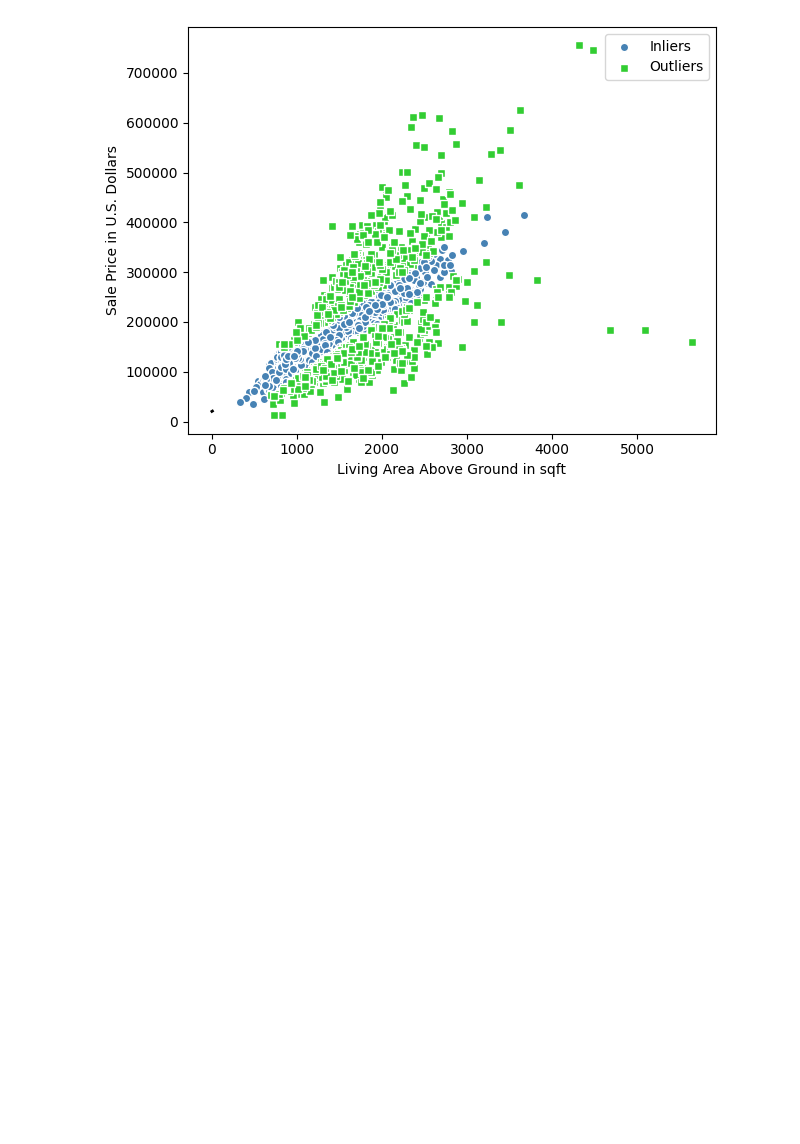
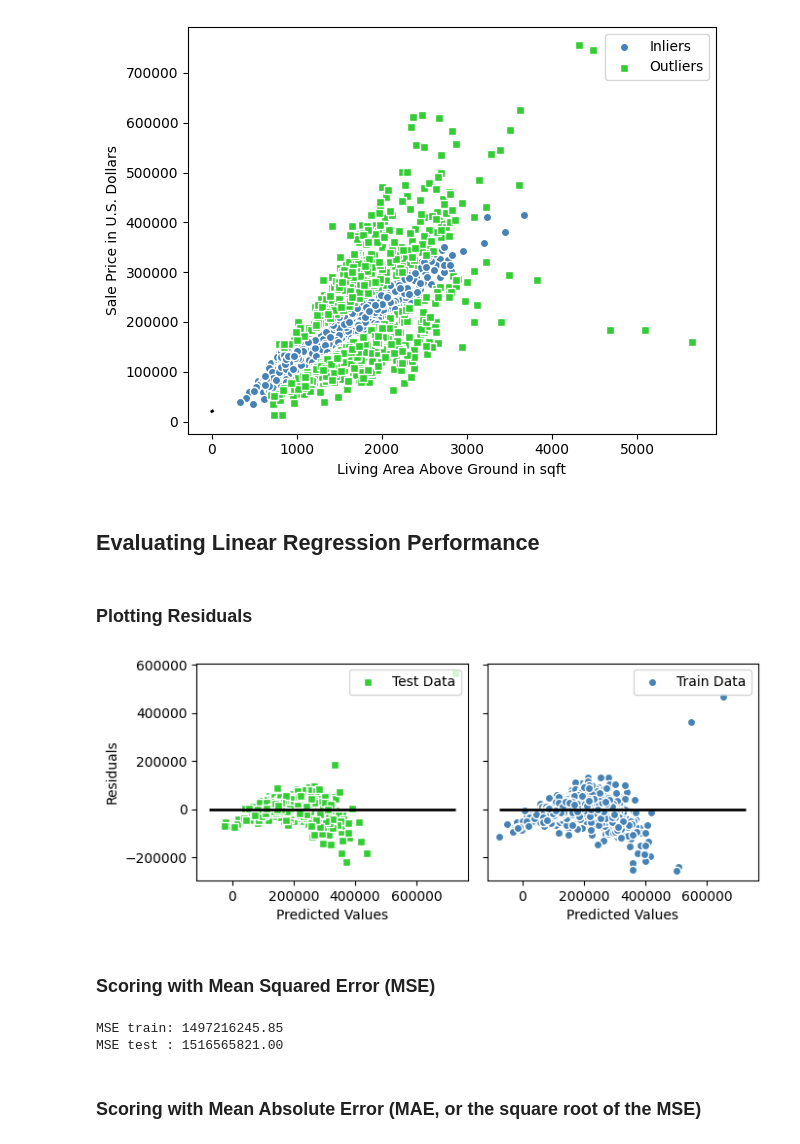
Before and after one commit to Jstafford98/Machine-Learning-with-PyTorch-and-Scikit-Learn, a Jupyter notebook: src/Chapter9.ipynb, the cells around one changed output. Drawn from its saved outputs; the diff is of its cells as text; code cells hidden in the pictures; blank space fills up the shorter version.

```diff
--- a/src/Chapter9.ipynb
+++ b/src/Chapter9.ipynb
@@ -216,3 +216,76 @@ plt.legend(loc='upper right')
 plt.tight_layout()
 # %% [output]
 [figure]
+# %% [markdown]
+## Evaluating Linear Regression Performance
+# %%
+from sklearn.model_selection import train_test_split
+
+target = 'SalePrice'
+
+features = ames_df.columns[ames_df.columns != target]
+
+X = ames_df[features].values
+y = ames_df[target].values
+
+X_train, X_test, y_train, y_test = train_test_split(X, y, test_size=.3, random_state=123)
+
+slr = LinearRegression()
+
+slr.fit(X_train, y_train)
+
+y_train_pred = slr.predict(X_train)
+y_test_pred = slr.predict(X_test)
+# %% [markdown]
+### Plotting Residuals
+# %%
+x_max = np.max(
+    [np.max(y_train_pred), np.max(y_test_pred)]
+)
+
+x_min = np.min(
+    [np.min(y_train_pred), np.min(y_test_pred)]
+)
+
+fig, (ax1, ax2) = plt.subplots(
+    1, 2, figsize = (7, 3), sharey=True
+)
+
+ax1.scatter(
+    y_test_pred, y_test_pred - y_test,
+    c='limegreen', marker='s', edgecolor='white',
+    label='Test Data'
+)
+
+ax2.scatter(
+    y_train_pred, y_train_pred - y_train,
+    c='steelblue', marker='o', edgecolor='white',
+    label='Train Data'
+)
+
+ax1.set_ylabel("Residuals")
+
+for ax in (ax1, ax2):
+    ax.set_xlabel("Predicted Values")
+    ax.legend(loc='upper right')
+    ax.hlines(y=0, xmin= x_min - 100, xmax= x_max + 100, color='black', lw=2)
+
+plt.tight_layout()
+plt.show()
+# %% [output]
+[figure, added]
+# %% [markdown]
+### Scoring with Mean Squared Error (MSE)
+# %%
+from sklearn.metrics import mean_squared_error
+
+mse_train = mean_squared_error(y_train, y_train_pred)
+mse_test  = mean_squared_error(y_test, y_test_pred)
+
+print(f'MSE train: {mse_train:.2f}')
+print(f'MSE test : {mse_test:.2f}')
+# %% [output]
+MSE train: 1497216245.85
+MSE test : 1516565821.00
+# %% [markdown]
+### Scoring with Mean Absolute Error (MAE, or the square root of the MSE)
```
Also changed, not shown: parts of 8 cells of this notebook.
